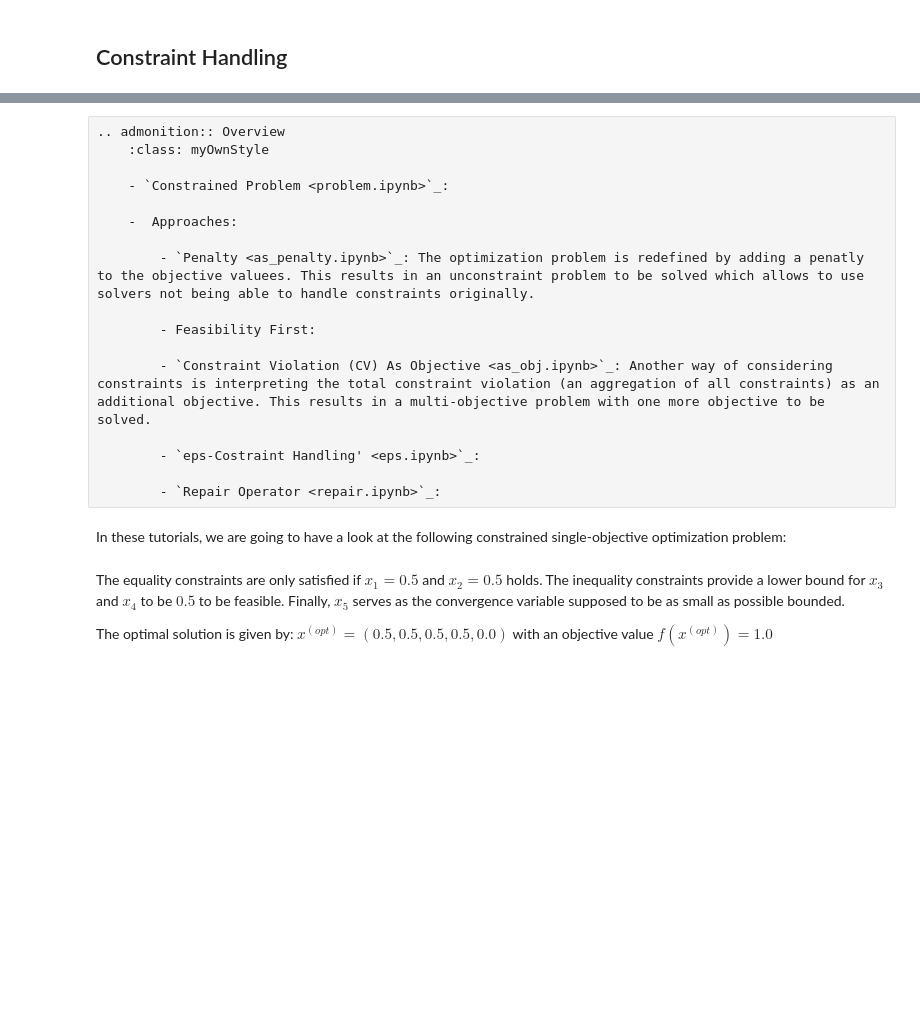
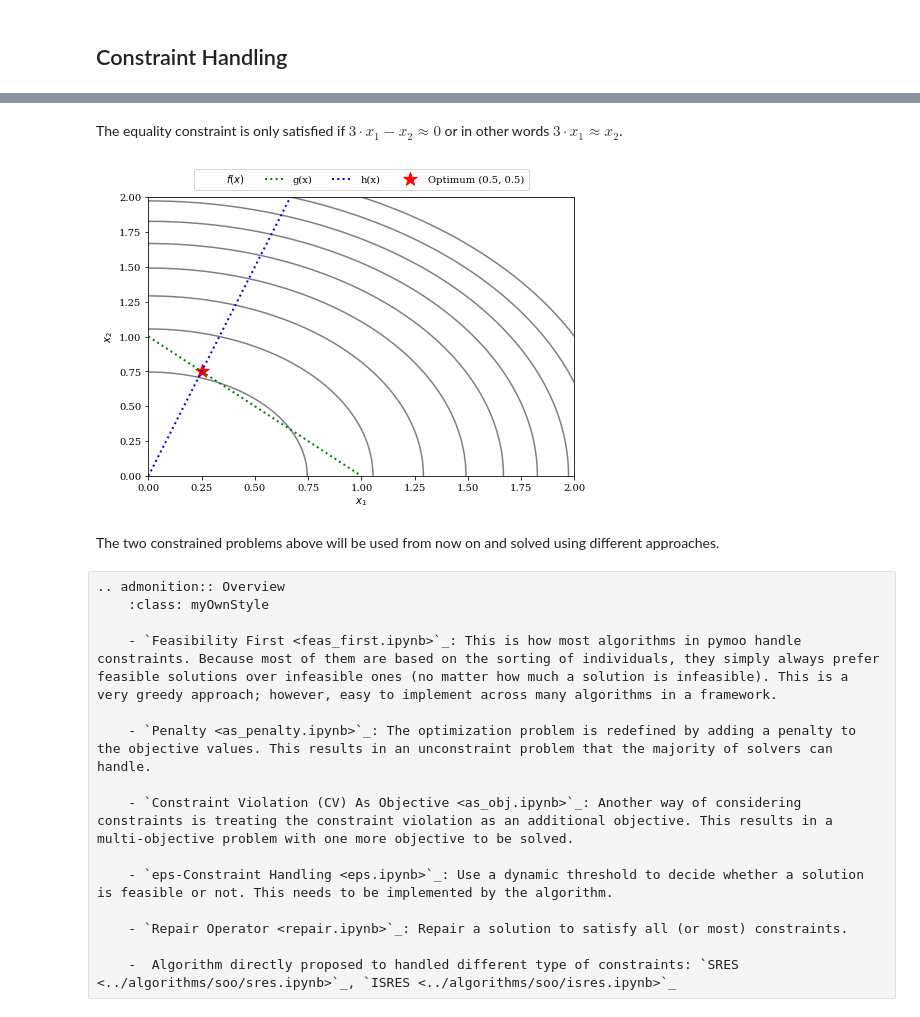
Before and after one commit to anyoptimization/pymoo, a Jupyter notebook: docs/source/constraints/index.ipynb, the cells around one changed output, grey strips where cells are left out. Saved outputs shown, nothing was run; the diff lists cells and outputs as text; code cells hidden in the pictures; blank space fills up the shorter version.

```diff
--- a/docs/source/constraints/index.ipynb
+++ b/docs/source/constraints/index.ipynb
@@ -19,19 +106,51 @@ Constraint Handling is essential for solving a real-world optimization problem.
+# %% [markdown]
+The equality constraint is only satisfied if $3 \cdot x_1 - x_2 \approx 0$ or in other words $3\cdot x_1 \approx x_2$.
+# %%
+import numpy as np
+import matplotlib.pyplot as plt
+
+X1, X2 = np.meshgrid(np.linspace(0, 2, 500), np.linspace(0, 2, 500))
+
+F = X1**2 + X2**2
+plt.rc('font', family='serif')
+
+levels = 5 * np.linspace(0, 1, 10)
+plt.figure(figsize=(7, 5))
+CS = plt.contour(X1, X2, F, levels, colors='black', alpha=0.5)
+CS.collections[0].set_label("$f(x)$")
+
+X = np.linspace(0, 1, 500)
+plt.plot(X, 1-X, linewidth=2.0, color="green", linestyle='dotted', label="g(x)")
+plt.plot(X, 3*X, linewidth=2.0, color="blue", linestyle='dotted', label="h(x)")
+
+plt.scatter([0.25], [0.75], marker="*", color="red", s=200, label="Optimum (0.5, 0.5)")
+
+plt.xlim(0, 2)
+plt.ylim(0, 2)
+plt.xlabel("$x_1$")
+plt.ylabel("$x_2$")
+
+plt.legend(loc='upper center', bbox_to_anchor=(0.5, 1.12),
+          ncol=4, fancybox=True, shadow=False)
+
+plt.tight_layout()
+plt.show()
+# %% [output]
+[figure, added]
+# %% [markdown]
+The two constrained problems above will be used from now on and solved using different approaches.
 # %% [raw]
 .. admonition:: Overview
     :class: myOwnStyle
 
-    - `Constrained Problem <problem.ipynb>`_:
+    - `Feasibility First <feas_first.ipynb>`_: This is how most algorithms in pymoo handle constraints. Because most of them are based on the sorting of individuals, they simply always prefer feasible solutions over infeasible ones (no matter how much a solution is infeasible). This is a very greedy approach; however, easy to implement across many algorithms in a framework.
 
-    -  Approaches:
+    - `Penalty <as_penalty.ipynb>`_: The optimization problem is redefined by adding a penalty to the objective values. This results in an unconstraint problem that the majority of solvers can handle.
 
-        - `Penalty <as_penalty.ipynb>`_: The optimization problem is redefined by adding a penatly to the objective valuees. This results in an unconstraint problem to be solved which allows to use solvers not being able to handle constraints originally.
+    - `Constraint Violation (CV) As Objective <as_obj.ipynb>`_: Another way of considering constraints is treating the constraint violation as an additional objective. This results in a multi-objective problem with one more objective to be solved.
 
-        - Feasibility First:
+    - `eps-Constraint Handling <eps.ipynb>`_: Use a dynamic threshold to decide whether a solution is feasible or not. This needs to be implemented by the algorithm.
 
-        - `Constraint Violation (CV) As Objective <as_obj.ipynb>`_: Another way of considering constraints is interpreting the total constraint violation (an aggregation of all constraints) as an additional objective. This results in a multi-objective problem with one more objective to be solved.
+    - `Repair Operator <repair.ipynb>`_: Repair a solution to satisfy all (or most) constraints.
 
-        - `eps-Costraint Handling' <eps.ipynb>`_:
-
-        - `Repair Operator <repair.ipynb>`_:
+    -  Algorithm directly proposed to handled different type of constraints: `SRES <../algorithms/soo/sres.ipynb>`_, `ISRES <../algorithms/soo/isres.ipynb>`_
-# %% [markdown]
-In these tutorials, we are going to have a look at the following constrained single-objective optimization problem:
@@ -60,4 +156,0 @@ problem = ConstrainedProblem()
-# %% [markdown]
-The equality constraints are only satisfied if $x_1=0.5$ and $x_2=0.5$ holds. The inequality constraints provide a lower bound for $x_3$ and $x_4$ to be $0.5$ to be feasible. Finally, $x_5$ serves as the convergence variable supposed to be as small as possible bounded.
-
-The optimal solution is given by: $x^{(opt)} = (0.5, 0.5, 0.5, 0.5, 0.0)$ with an objective value $f(x^{(opt)}) = 1.0$
```
Also changed, not shown: parts of 15 cells of this notebook, 48 other files.
